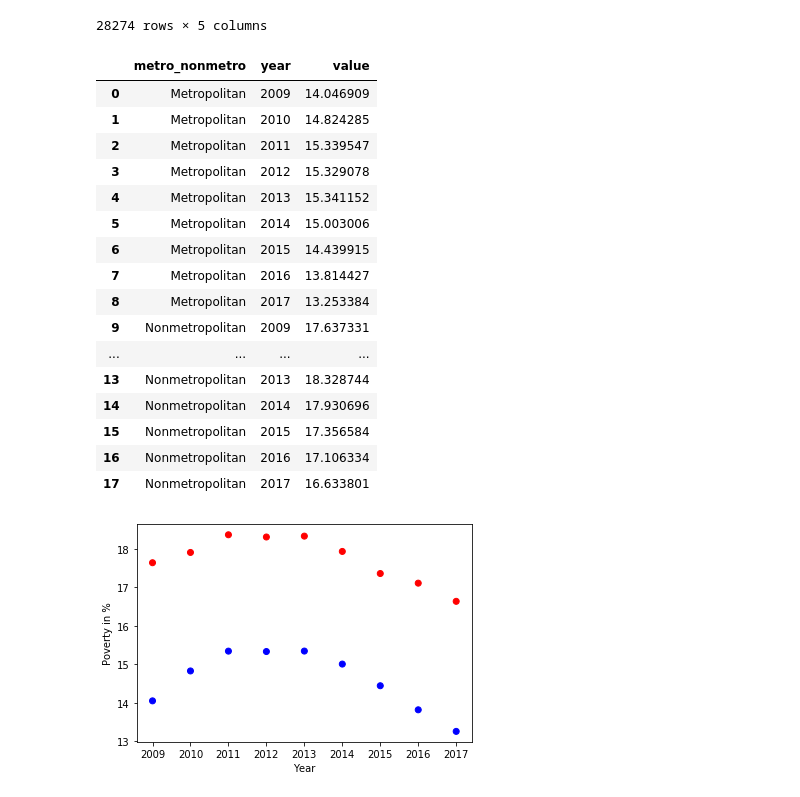
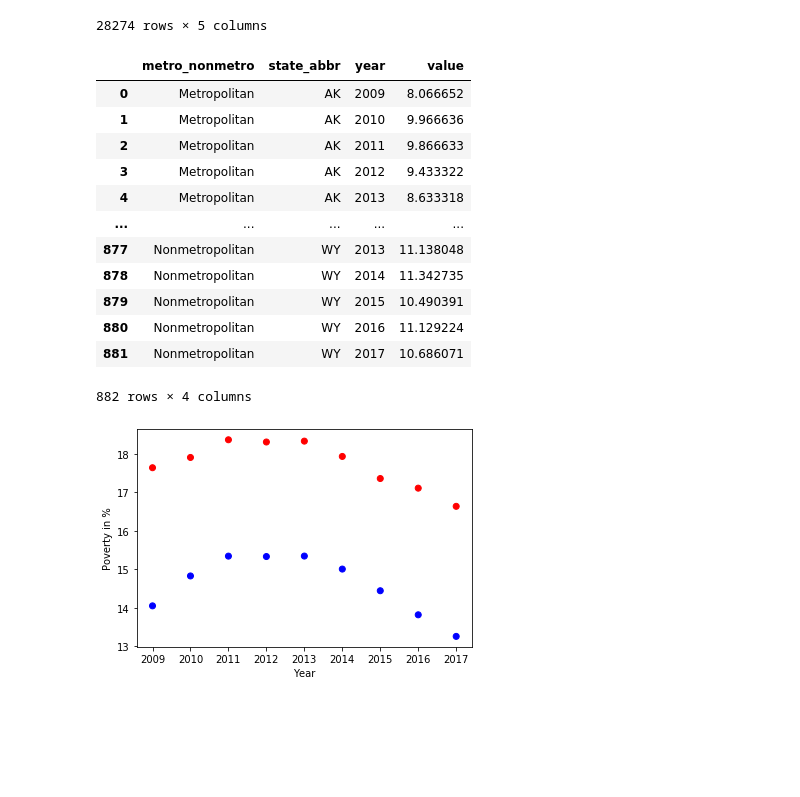
Before and after one commit to lfko/ut-health-project, a Jupyter notebook: src/ut_part1_rural_urban_health.ipynb, the cells around one changed output. Drawn from its saved outputs; the diff is of its cells as text; code cells hidden in the pictures; blank space fills up the shorter version.

```diff
--- a/src/ut_part1_rural_urban_health.ipynb
+++ b/src/ut_part1_rural_urban_health.ipynb
@@ -412,26 +432,22 @@ poverty_total_df
 | 28273 | Nonmetropolitan | 2017 | Weston | WY | 10.600546 |
 28274 rows × 5 columns
 # %%
-poverty_total_grouped_df = poverty_total_df.groupby(['metro_nonmetro', 'year'], as_index = False).mean()
+poverty_total_grouped_df = poverty_total_df.groupby(['metro_nonmetro', 'state_abbr', 'year'], as_index = False).mean()
 poverty_total_grouped_df
 # %% [output]
-|  | metro_nonmetro | year | value |
-| 0 | Metropolitan | 2009 | 14.046909 |
-| 1 | Metropolitan | 2010 | 14.824285 |
-| 2 | Metropolitan | 2011 | 15.339547 |
-| 3 | Metropolitan | 2012 | 15.329078 |
-| 4 | Metropolitan | 2013 | 15.341152 |
-| 5 | Metropolitan | 2014 | 15.003006 |
-| 6 | Metropolitan | 2015 | 14.439915 |
-| 7 | Metropolitan | 2016 | 13.814427 |
-| 8 | Metropolitan | 2017 | 13.253384 |
-| 9 | Nonmetropolitan | 2009 | 17.637331 |
-| ... | ... | ... | ... |
-| 13 | Nonmetropolitan | 2013 | 18.328744 |
-| 14 | Nonmetropolitan | 2014 | 17.930696 |
-| 15 | Nonmetropolitan | 2015 | 17.356584 |
-| 16 | Nonmetropolitan | 2016 | 17.106334 |
-| 17 | Nonmetropolitan | 2017 | 16.633801 |
+|  | metro_nonmetro | state_abbr | year | value |
+| 0 | Metropolitan | AK | 2009 | 8.066652 |
+| 1 | Metropolitan | AK | 2010 | 9.966636 |
+| 2 | Metropolitan | AK | 2011 | 9.866633 |
+| 3 | Metropolitan | AK | 2012 | 9.433322 |
+| 4 | Metropolitan | AK | 2013 | 8.633318 |
+| ... | ... | ... | ... | ... |
+| 877 | Nonmetropolitan | WY | 2013 | 11.138048 |
+| 878 | Nonmetropolitan | WY | 2014 | 11.342735 |
+| 879 | Nonmetropolitan | WY | 2015 | 10.490391 |
+| 880 | Nonmetropolitan | WY | 2016 | 11.129224 |
+| 881 | Nonmetropolitan | WY | 2017 | 10.686071 |
+882 rows × 4 columns
 # %%
 poverty_total_grouped_df.metro_nonmetro = poverty_total_grouped_df.metro_nonmetro.apply(lambda x: 1 if x == 'Metropolitan' else 0)
 colors = ['red', 'blue'] # blue: Metro, red: Nonmetro
```
Also changed, not shown: parts of 20 cells of this notebook, 2 other files.
